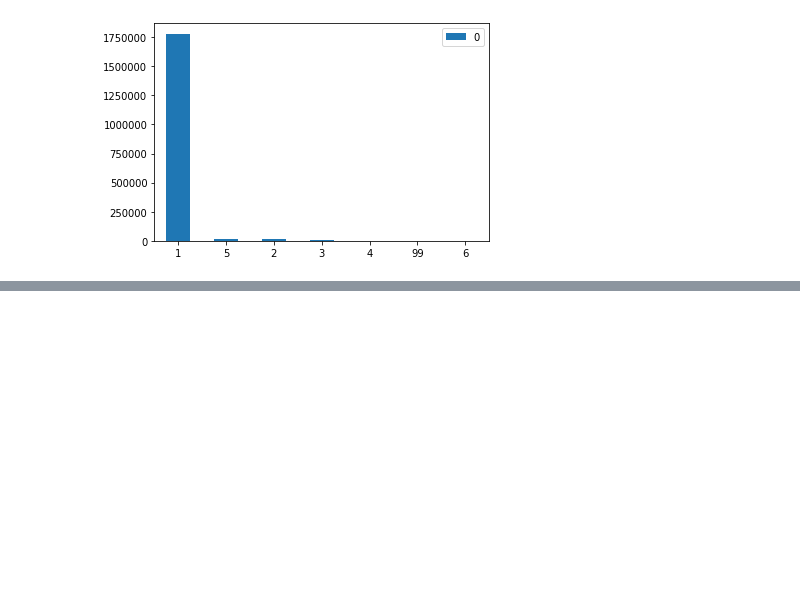
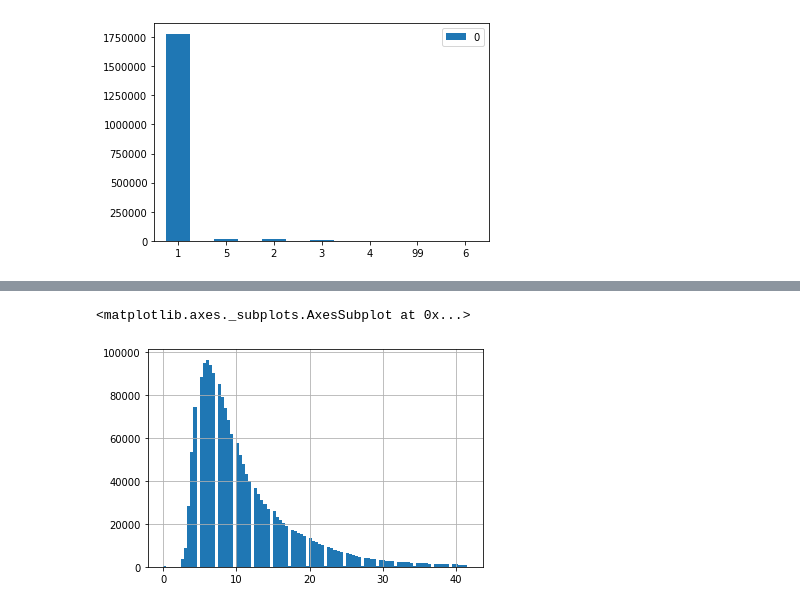
Before and after one commit to zach96guan/15-688_PDS_Project, a Jupyter notebook: data_analysis_zach.ipynb, the cells around one changed output, grey strips where cells are left out. Saved outputs shown, nothing was run; the diff lists cells and outputs as text; code cells hidden in the pictures; blank space fills up the shorter version.

```diff
--- a/data_analysis_zach.ipynb
+++ b/data_analysis_zach.ipynb
@@ -220,0 +256,9 @@ ax = df_rate_code.plot.bar(rot=0)
+# %%
+fare_amount_mean = fare_amount.mean()
+fare_amount_std = fare_amount.std()
+# remove outliers based on 3-sigma rule
+fare_amount = fare_amount[(fare_amount - fare_amount_mean).abs() < 3 * fare_amount_std]
+fare_amount.hist(bins=100)  # should focus on trips with distance less than 8 miles
+# %% [output]
+<matplotlib.axes._subplots.AxesSubplot at 0x...>
+[figure, added]
```
Also changed, not shown: parts of 6 cells of this notebook.
